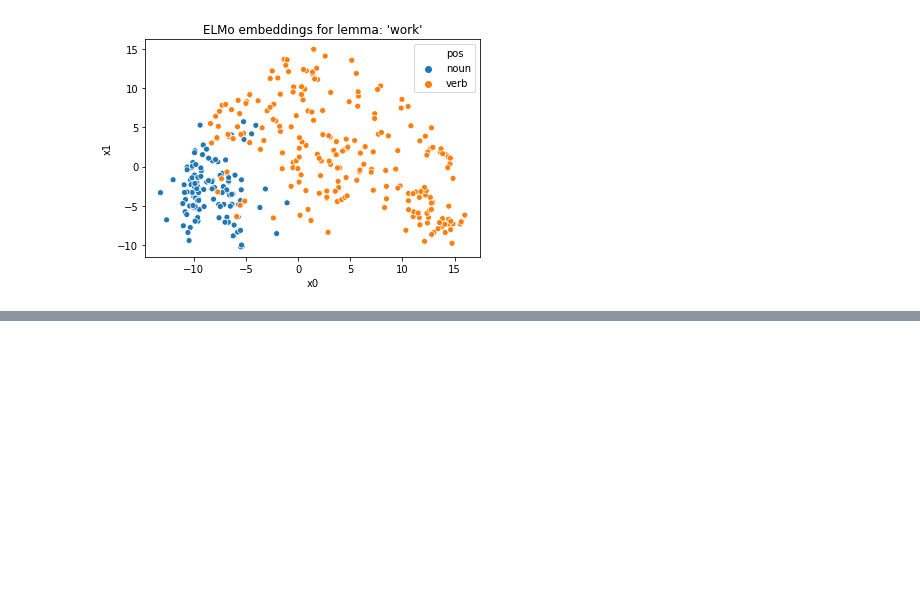
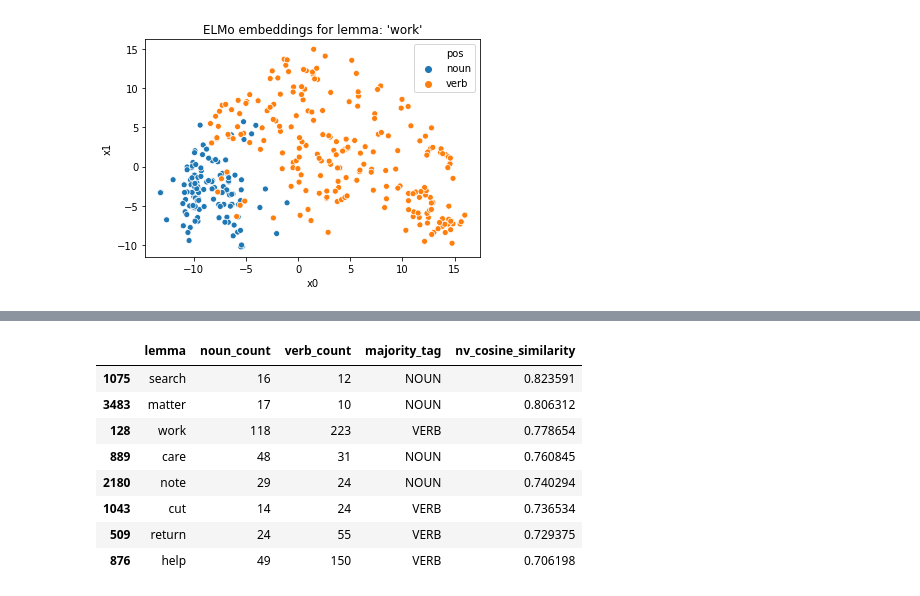
Before and after one commit to SPOClab-ca/word-class-flexibility, a Jupyter notebook: notebooks/ELMo.ipynb, the cells around one changed output, grey strips where cells are left out. Saved outputs shown, nothing was run; the diff lists cells and outputs as text; code cells hidden in the pictures; blank space fills up the shorter version.

```diff
--- a/notebooks/ELMo.ipynb
+++ b/notebooks/ELMo.ipynb
@@ -83,0 +123,13 @@ plt.show()
+# %%
+lemma_count_df[['lemma', 'noun_count', 'verb_count', 'majority_tag', 'nv_cosine_similarity']] \
+  .sort_values('nv_cosine_similarity', ascending=False).head(8)
+# %% [output]
+|  | lemma | noun_count | verb_count | majority_tag | nv_cosine_similarity |
+| 1075 | search | 16 | 12 | NOUN | 0.823591 |
+| 3483 | matter | 17 | 10 | NOUN | 0.806312 |
+| 128 | work | 118 | 223 | VERB | 0.778654 |
+| 889 | care | 48 | 31 | NOUN | 0.760845 |
+| 2180 | note | 29 | 24 | NOUN | 0.740294 |
+| 1043 | cut | 14 | 24 | VERB | 0.736534 |
+| 509 | return | 24 | 55 | VERB | 0.729375 |
+| 876 | help | 49 | 150 | VERB | 0.706198 |
```
Also changed, not shown: parts of 9 cells of this notebook, 1 other file.
